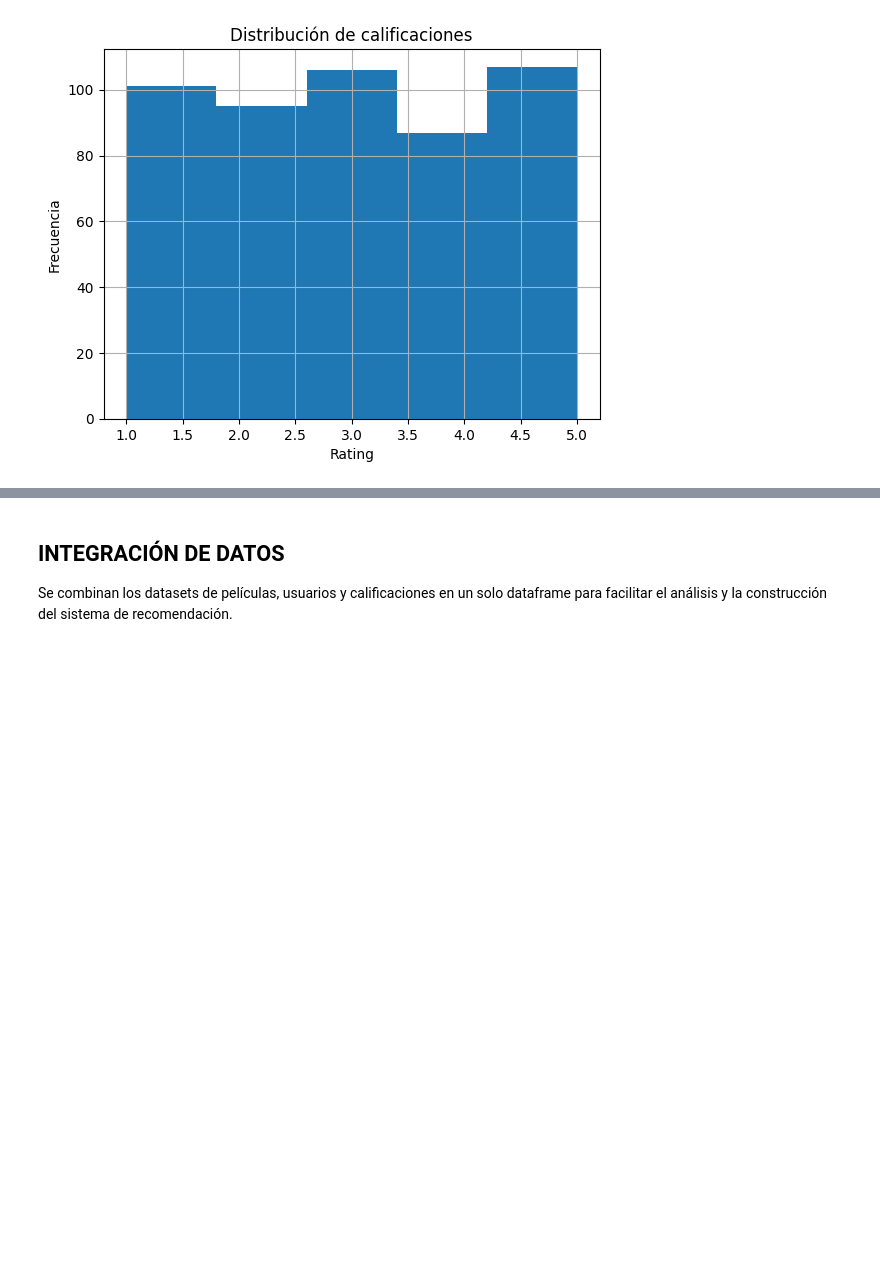
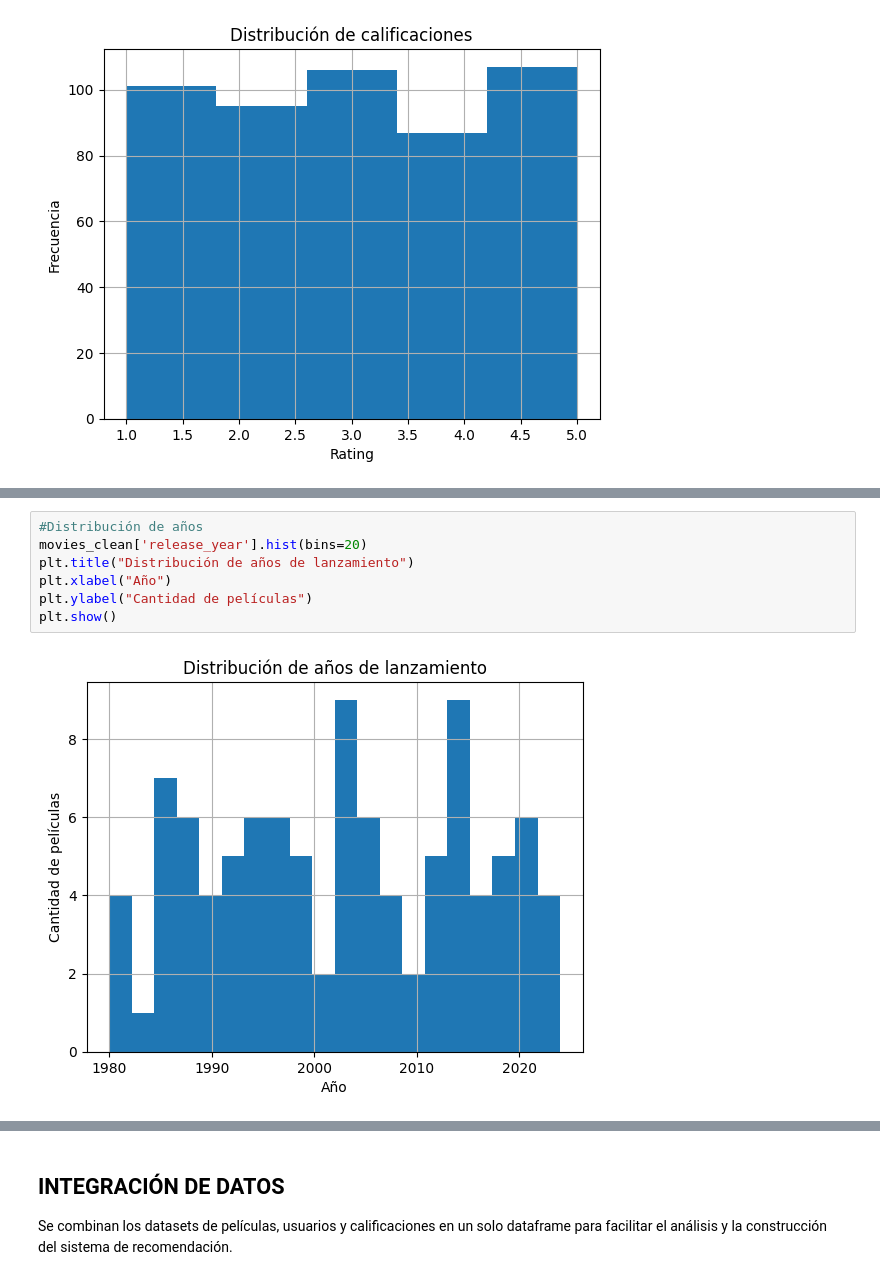
Before and after one commit to juanpuerto23/Proyecto_IA, a Jupyter notebook: Proyecto_IA_1er_Parcial.ipynb, the cells around one changed output, grey strips where cells are left out. Drawn from its saved outputs; the diff is of its cells as text; blank space fills up the shorter version.

```diff
--- a/Proyecto_IA_1er_Parcial.ipynb
+++ b/Proyecto_IA_1er_Parcial.ipynb
@@ -180,0 +201,9 @@ Número de películas: 99
+# %%
+#Distribución de años
+movies_clean['release_year'].hist(bins=20)
+plt.title("Distribución de años de lanzamiento")
+plt.xlabel("Año")
+plt.ylabel("Cantidad de películas")
+plt.show()
+# %% [output]
+[figure, added]
```
Also changed, not shown: parts of 10 cells of this notebook.
